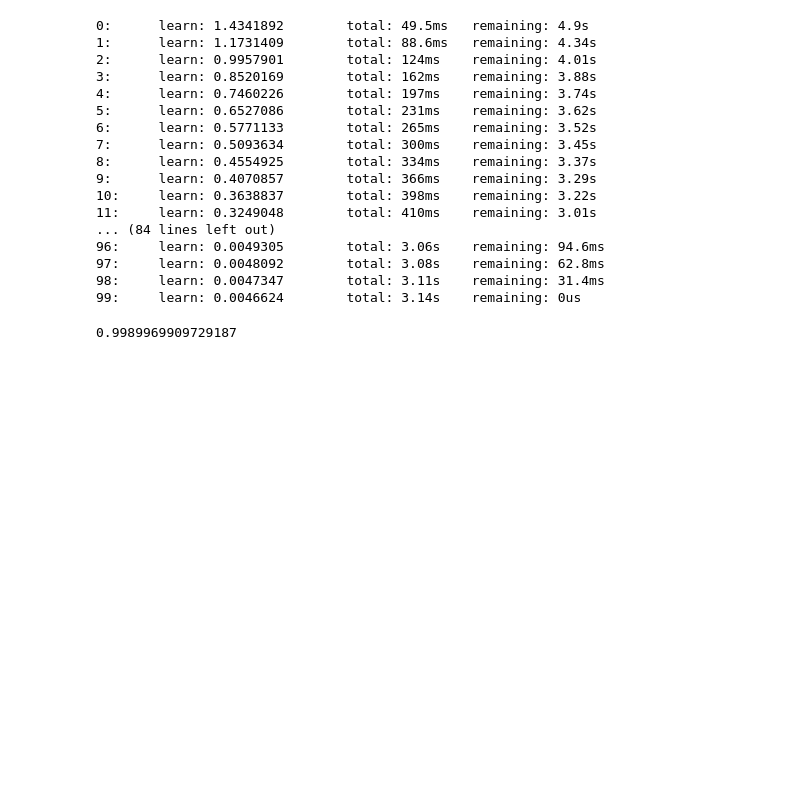
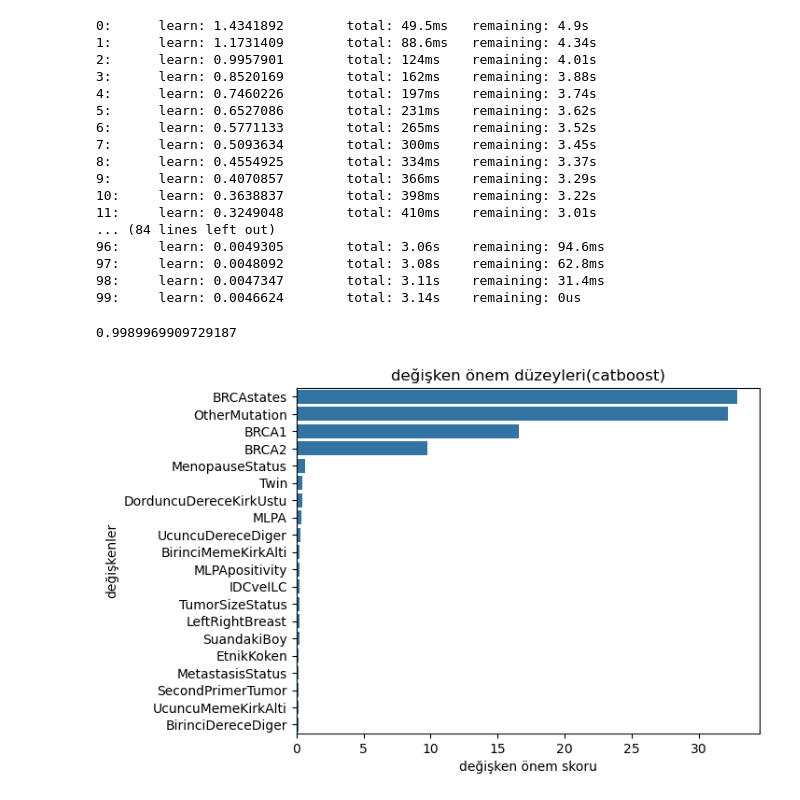
Before and after one commit to gamzegezgin/Classification-Models, a Jupyter notebook: CatBoost/Catboost_example.ipynb, the cells around one changed output. Drawn from its saved outputs; the diff is of its cells as text; code cells hidden in the pictures; blank space fills up the shorter version.

```diff
--- a/CatBoost/Catboost_example.ipynb
+++ b/CatBoost/Catboost_example.ipynb
@@ -118,3 +118,13 @@ y_pred = catb_tuned.predict(X_test)
 accuracy_score(y_test, y_pred)
 # %% [output]
 0.9989969909729187
+# %%
+feature_imp = pd.Series(catb_tuned.feature_importances_, index=X_train.columns).sort_values(ascending=False).head(20)
+
+sns.barplot(x=feature_imp, y=feature_imp.index)
+plt.xlabel("değişken önem skoru")
+plt.ylabel("değişkenler")
+plt.title("değişken önem düzeyleri(catboost)")
+plt.show()
+# %% [output]
+[figure, added]
```
Also changed, not shown: 5 other files.
